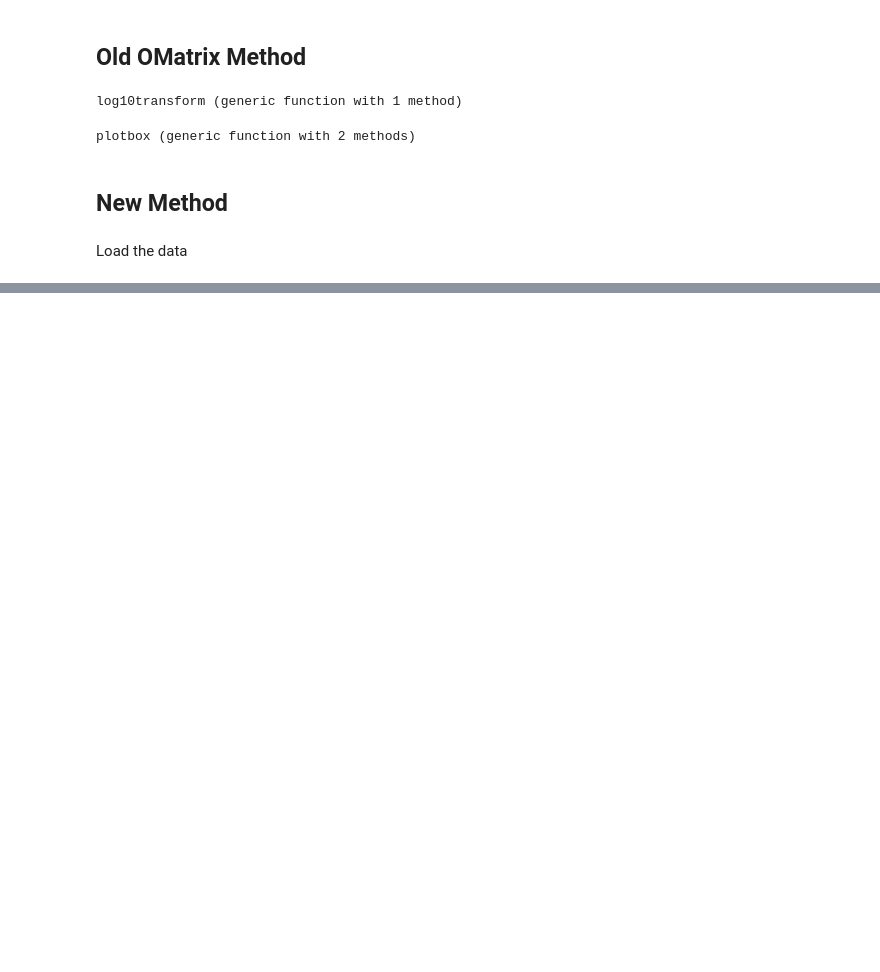
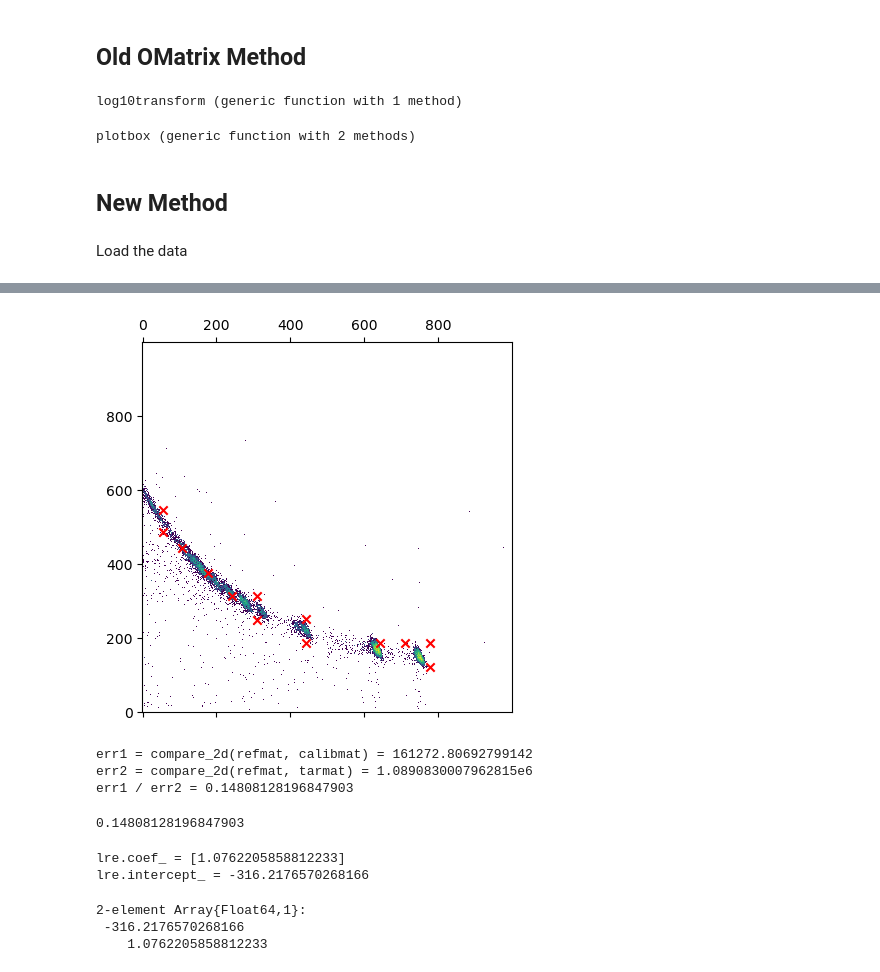
Before and after one commit to Caronthir/JSort, a Jupyter notebook: notebooks/alignment2d.ipynb, the cells around one changed output, grey strips where cells are left out. Cells and saved outputs as stored; diff of their text form; code cells hidden in the pictures; blank space fills up the shorter version.

```diff
--- a/notebooks/alignment2d.ipynb
+++ b/notebooks/alignment2d.ipynb
@@ -348,0 +243,65 @@ It is incredibly frustrating to use, save and load OMatrices. Would it be better
+# %%
+#rpx, tpx, rpy, tpy = featurealign2d(refmat, tarmat,
+#    numregions=15, width=nothing, limit=1000, searchwidth=40)
+points = featurealign2d_weighted(refmat, tarmat, numregions=15, width=nothing,
+                                 limit=1000, searchwidth=40, weight=ThresholdArea(.2))
+rpx, tpx, rpy, tpy, weights = points
+# points = featurealign2d_weighted(refmat, tarmat, numregions=15, width=nothing,
+#                                  limit=1000, searchwidth=40, weight=ThresholdSum(.2))
+# rpx, tpx, rpy, tpy, weights = points
+# @show weights
+annotate_plot_2d(tarmat, tpx, tpy)#, weights)
+# fig, ax = plt.subplots()
+# ax.matshow(transpose(refmat) .|> log10)
+# ax.scatter(rpx, rpy, marker="+", c="r")
+# ax.invert_yaxis()
+# fig, ax = plt.subplots()
+# ax.matshow(transpose(tarmat) .|> log10)
+# ax.scatter(tpx, tpy, marker="+", c="r")
+# ax.invert_yaxis()
+
+# The coefficients are in index-basis. Need them in energy basis
+edgesx, edgesy = edges
+rpx, tpx = edgesx[rpx], edgesx[tpx]
+rpy, tpy = edgesy[rpy], edgesy[tpy]
+
+coeffx, Σx = leastsquares(tpx, rpx, weights; order=1)
+coeffy, Σy = leastsquares(tpy, rpy, weights; order=1);
+#coeffx = leastsquares(tpx, rpx; order=1)
+#coeffy = leastsquares(tpy, rpy; order=1);
+# %% [output]
+[figure, added]
+# %%
+ e = @. coeffx[1] + coeffx[2]*target[!, :e]
+de = @. coeffy[1] + coeffy[2]*target[!, :Δe]
+
+calibtarget = DataFrame(e=e, Δe=de);
+calibmat = JSort.histogram(calibtarget[!, :e], calibtarget[!, :Δe], edges...);
+@show err1 = compare_2d(refmat, calibmat)
+@show err2 = compare_2d(refmat, tarmat)
+@show err1/err2
+# %% [output]
+err1 = compare_2d(refmat, calibmat) = 161272.80692799142
+err2 = compare_2d(refmat, tarmat) = 1.0890830007962815e6
+err1 / err2 = 0.14808128196847903
+0.14808128196847903
+# %%
+using PyCall
+
+X, Y = tpy, rpy
+lm = pyimport("sklearn.linear_model")
+lr = lm.TheilSenRegressor(fit_intercept=true)
+lr = lm.RANSACRegressor()
+feat = reshape(X, :, 1)
+lr.fit(feat, Y)
+hat = lr.predict(feat)
+lre = lr.estimator_
+@show lre.coef_
+@show lre.intercept_
+coeffc = [lre.intercept_; lre.coef_...]
+# %% [output]
+lre.coef_ = [1.0762205858812233]
+lre.intercept_ = -316.2176570268166
+2-element Array{Float64,1}:
+ -316.2176570268166
+    1.0762205858812233
```
Also changed, not shown: parts of 40 cells of this notebook, 51 other files.
